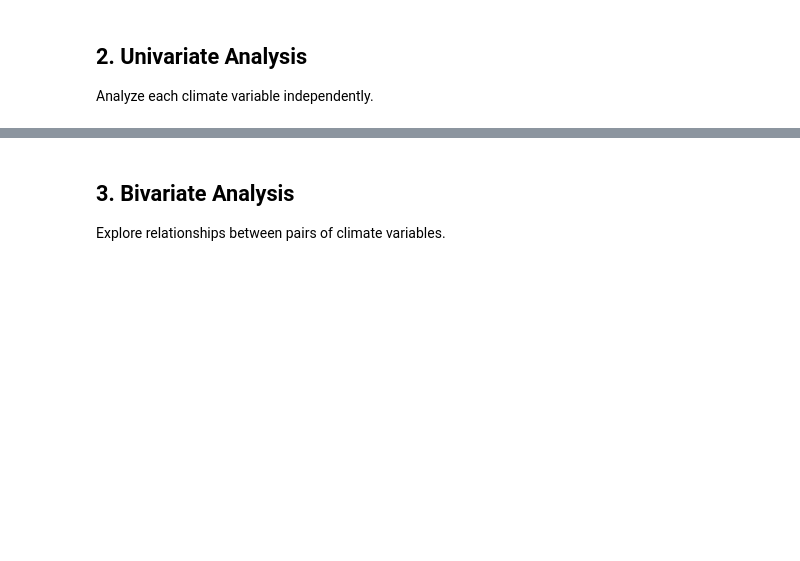
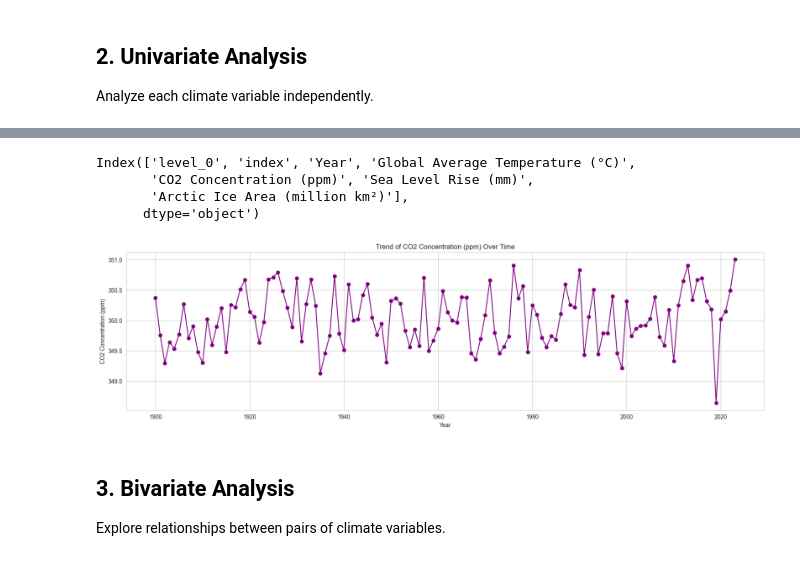
Before and after one commit to Omdena-NIC-Nepal/complete-eda-letsdoit, a Jupyter notebook: starter-notebook.ipynb, the cells around one changed output, grey strips where cells are left out. Drawn from its saved outputs; the diff is of its cells as text; code cells hidden in the pictures; blank space fills up the shorter version.

Commit message:
CO2 conc ppm Boxplot and line plots generated

```diff
--- a/starter-notebook.ipynb
+++ b/starter-notebook.ipynb
@@ -112,3 +77,20 @@ plt.show()
+# %%
+# line plots
+print(aggregated_data.columns)
+if 'Year' not in aggregated_data.columns:
+    aggregated_data = aggregated_data.reset_index()
+plt.figure(figsize=(20, 5))
+plt.plot(aggregated_data['Year'], aggregated_data[var], color='purple', marker='o')
+plt.title(f'Trend of {var} Over Time')
+plt.xlabel('Year')
+plt.ylabel(var)
+plt.show()
+# %% [output]
+Index(['level_0', 'index', 'Year', 'Global Average Temperature (°C)',
+       'CO2 Concentration (ppm)', 'Sea Level Rise (mm)',
+       'Arctic Ice Area (million km²)'],
+      dtype='object')
+[figure, added]
 # %% [markdown]
 ## 3. Bivariate Analysis
 
```
Also changed, not shown: parts of 5 cells of this notebook.
